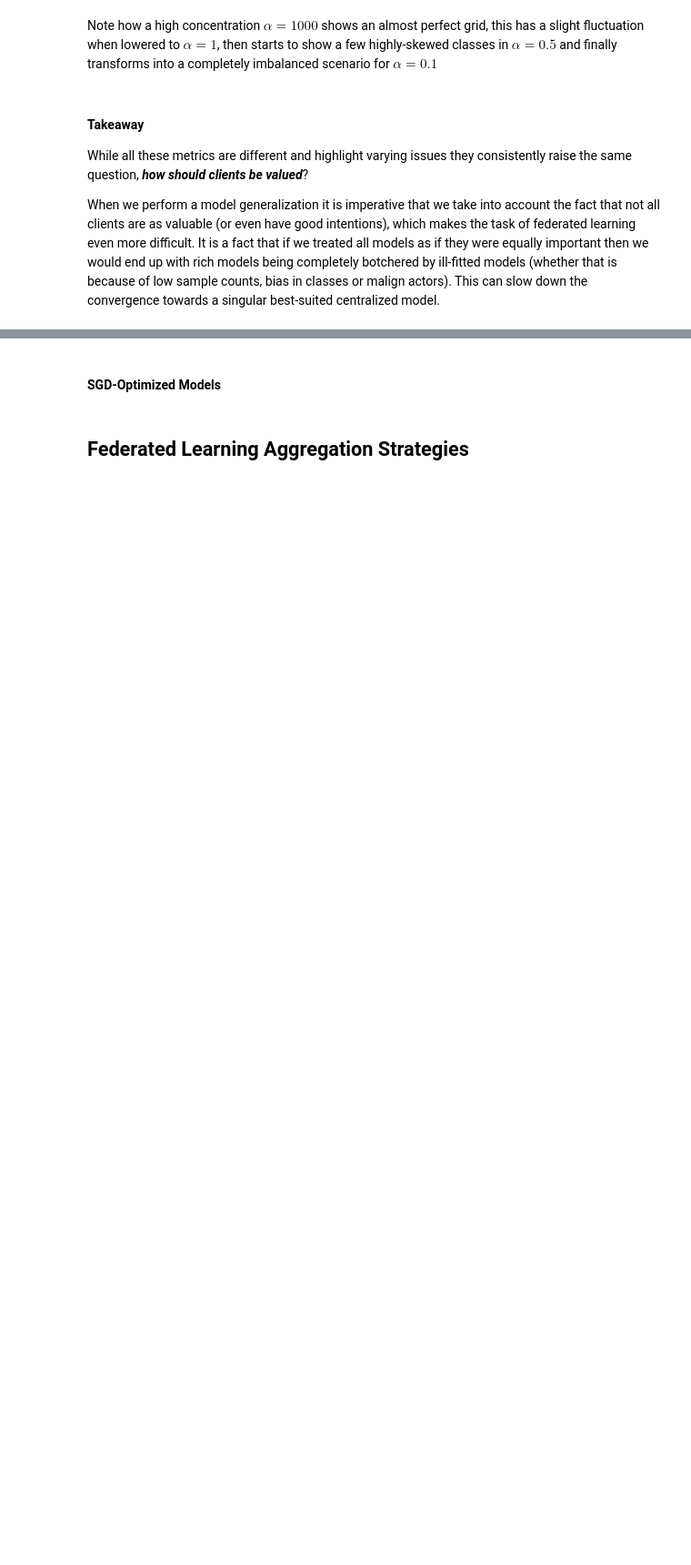
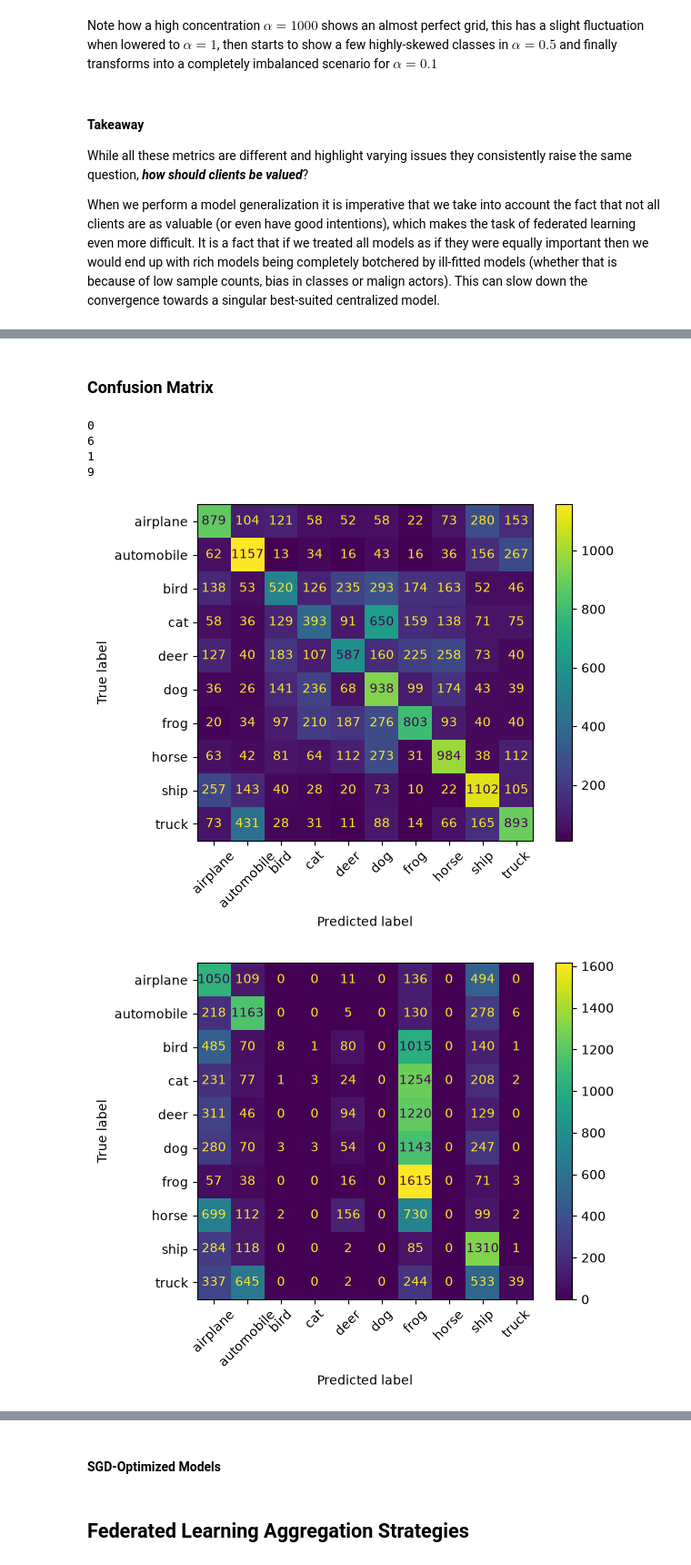
Before and after one commit to lautaorsi/Federated-Learning, a Jupyter notebook: project.ipynb, the cells around one changed output, grey strips where cells are left out. Shown at 91% size. Cells and saved outputs as stored; diff of their text form; code cells hidden in the pictures; blank space fills up the shorter version.

```diff
--- a/project.ipynb
+++ b/project.ipynb
@@ -971,0 +980,13 @@ plt.show()
+# %% [markdown]
+### Confusion Matrix
+# %%
+for alpha, best in best_performing_clients_Adam.items():
+    print(best["client_index"])
+    plot_cm(model=best["model"], dataLoader=test_dataloader)
+# %% [output]
+0
+6
+1
+9
+[figure, added]
+[figure, added]
```
Also changed, not shown: parts of 11 cells of this notebook.
